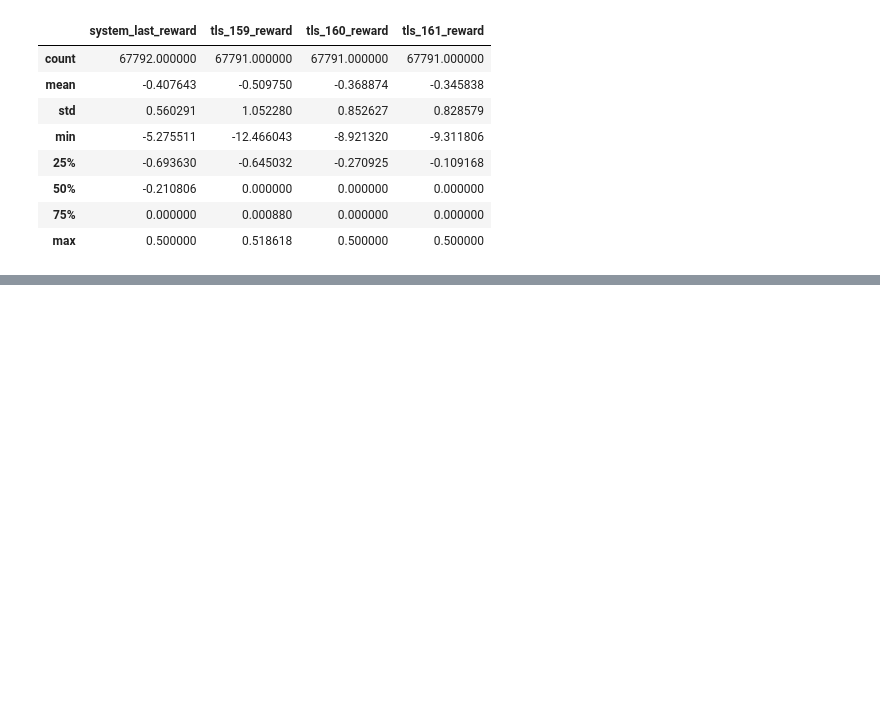
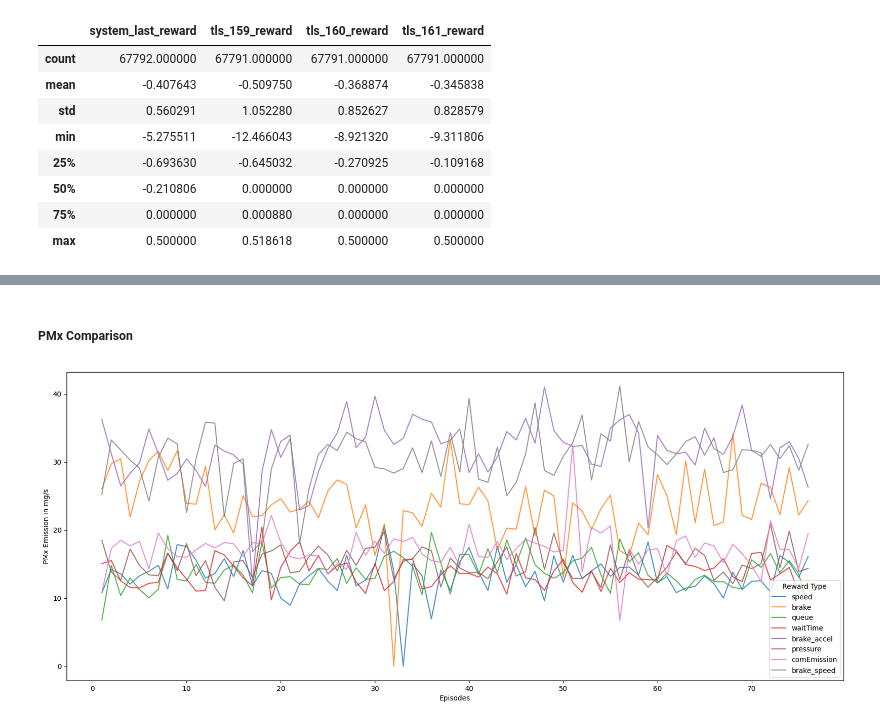
Before and after one commit to karstenk9/rl_traffic_signal_optimization, a Jupyter notebook: notebooks/ppo_output_analysis.ipynb, the cells around one changed output, grey strips where cells are left out. Saved outputs shown, nothing was run; the diff lists cells and outputs as text; code cells hidden in the pictures; blank space fills up the shorter version.

```diff
--- a/notebooks/ppo_output_analysis.ipynb
+++ b/notebooks/ppo_output_analysis.ipynb
@@ -743,0 +871,30 @@ df_speed[['system_last_reward', 'tls_159_reward', 'tls_160_reward', 'tls_161_rew
+# %% [markdown]
+##### PMx Comparison
+# %%
+# new dataframe with local emissions for each reward type
+
+local_PMx = pd.DataFrame()
+
+local_PMx['speed'] = df_speed.groupby('episode').mean()['system_local_PMx']
+local_PMx['brake'] = df_brake.groupby('episode').mean()['system_local_PMx']
+local_PMx['queue'] = df_queue.groupby('episode').mean()['system_local_PMx']
+local_PMx['waitTime'] = df_waitTime.groupby('episode').mean()['system_local_PMx']
+local_PMx['brake_accel'] = df_brake_accel.groupby('episode').mean()['system_local_PMx']
+local_PMx['pressure'] = df_pressure.groupby('episode').mean()['system_local_PMx']
+local_PMx['comEmission'] = df_combinedEmission.groupby('episode').mean()['system_local_PMx']
+local_PMx['brake_speed'] = df_brake_speed.groupby('episode').mean()['system_local_PMx']
+# %%
+local_PMx.dropna(inplace=True) # drop empty episodes after 76
+# %%
+# get average CO2 emission across all episodes plot local CO2 emission for entire training process for each reward type in one figure
+plt.figure(figsize=(20,8))
+
+for column in local_PMx.columns:
+       plt.plot(local_PMx.index, local_PMx[column], label=column, alpha=0.8)
+
+plt.xlabel('Episodes')
+plt.ylabel('PMx Emission in mg/s')
+plt.legend(title='Reward Type', fancybox=True)
+plt.show()
+# %% [output]
+[figure, added]
```
Also changed, not shown: parts of 16 cells of this notebook, 6 other files.
